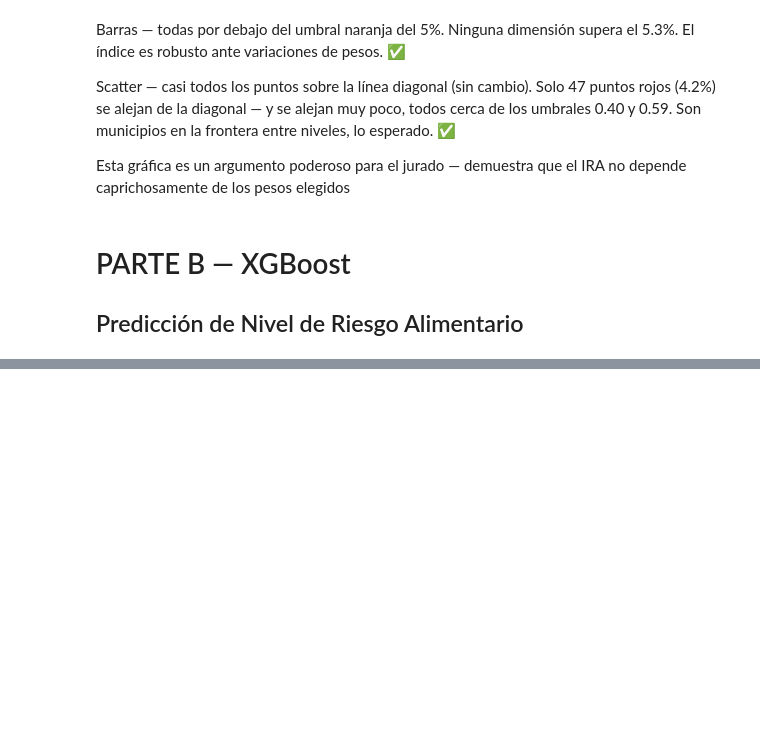
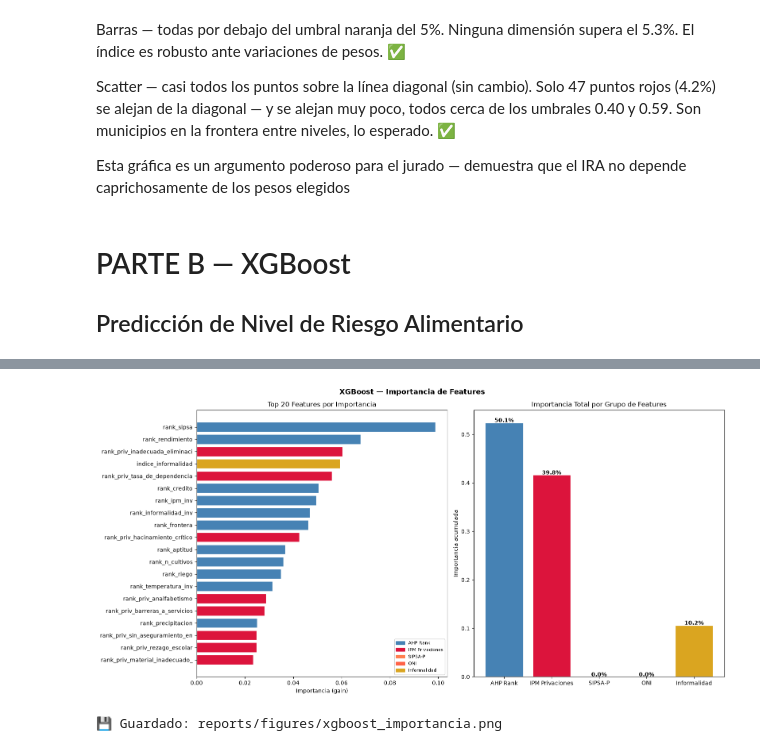
Before and after one commit to judazag/IRA-Municipal, a Jupyter notebook: notebooks/04_modelo_predictivo.ipynb, the cells around one changed output, grey strips where cells are left out. Drawn from its saved outputs; the diff is of its cells as text; code cells hidden in the pictures; blank space fills up the shorter version.

```diff
--- a/notebooks/04_modelo_predictivo.ipynb
+++ b/notebooks/04_modelo_predictivo.ipynb
@@ -732,0 +814,72 @@ NameError: name 'pd' is not defined
+# %%
+print('PASO 3 — Importancia de Features')
+print('='*60)
+
+# Importancia por ganancia
+importancias = pd.DataFrame({
+    'feature':     feature_cols,
+    'importance':  modelo.feature_importances_,
+}).sort_values('importance', ascending=False)
+
+print(f'Top 20 features más importantes:')
+print(importancias.head(20).to_string(index=False))
+
+# Gráfica
+fig, axes = plt.subplots(1, 2, figsize=(16, 8))
+fig.suptitle('XGBoost — Importancia de Features', fontsize=13, fontweight='bold')
+
+# Top 20
+top20 = importancias.head(20)
+colores_feat = []
+for feat in top20['feature']:
+    if 'rank_' in feat and 'priv' not in feat:
+        colores_feat.append('steelblue')
+    elif 'priv' in feat:
+        colores_feat.append('crimson')
+    elif 'sipsa_p' in feat:
+        colores_feat.append('coral')
+    elif 'oni' in feat:
+        colores_feat.append('tomato')
+    else:
+        colores_feat.append('goldenrod')
+
+axes[0].barh(top20['feature'][::-1], top20['importance'][::-1],
+             color=colores_feat[::-1], edgecolor='white')
+axes[0].set_title('Top 20 Features por Importancia')
+axes[0].set_xlabel('Importancia (gain)')
+
+# Importancia por grupo
+grupos_imp = {
+    'AHP Rank':        importancias[importancias['feature'].str.startswith('rank_') &
+                                   ~importancias['feature'].str.contains('priv')]['importance'].sum(),
+    'IPM Privaciones': importancias[importancias['feature'].str.contains('priv')]['importance'].sum(),
+    'SIPSA-P':         importancias[importancias['feature'].str.contains('sipsa_p')]['importance'].sum(),
+    'ONI':             importancias[importancias['feature'].str.contains('oni')]['importance'].sum(),
+    'Informalidad':    importancias[importancias['feature'].str.contains('informalidad')]['importance'].sum(),
+}
+
+colores_grupos = ['steelblue','crimson','coral','tomato','goldenrod']
+axes[1].bar(grupos_imp.keys(), grupos_imp.values(),
+            color=colores_grupos, edgecolor='white')
+axes[1].set_title('Importancia Total por Grupo de Features')
+axes[1].set_ylabel('Importancia acumulada')
+for i, (k, v) in enumerate(grupos_imp.items()):
+    pct = v / sum(grupos_imp.values()) * 100
+    axes[1].text(i, v + 0.001, f'{pct:.1f}%', ha='center', fontweight='bold')
+
+# Leyenda
+import matplotlib.patches as mpatches
+leyenda = [
+    mpatches.Patch(color='steelblue', label='AHP Rank'),
+    mpatches.Patch(color='crimson',   label='IPM Privaciones'),
+    mpatches.Patch(color='coral',     label='SIPSA-P'),
+    mpatches.Patch(color='tomato',    label='ONI'),
+    mpatches.Patch(color='goldenrod', label='Informalidad'),
+]
+axes[0].legend(handles=leyenda, loc='lower right', fontsize=8)
+
+plt.tight_layout()
+plt.savefig('../reports/figures/xgboost_importancia.png', dpi=150, bbox_inches='tight')
+plt.show()
+print('💾 Guardado: reports/figures/xgboost_importancia.png')
+# %% [output]
@@ -732,0 +903,2 @@ NameError: name 'pd' is not defined
+[figure, added]
+💾 Guardado: reports/figures/xgboost_importancia.png
```
Also changed, not shown: parts of 28 cells of this notebook.
